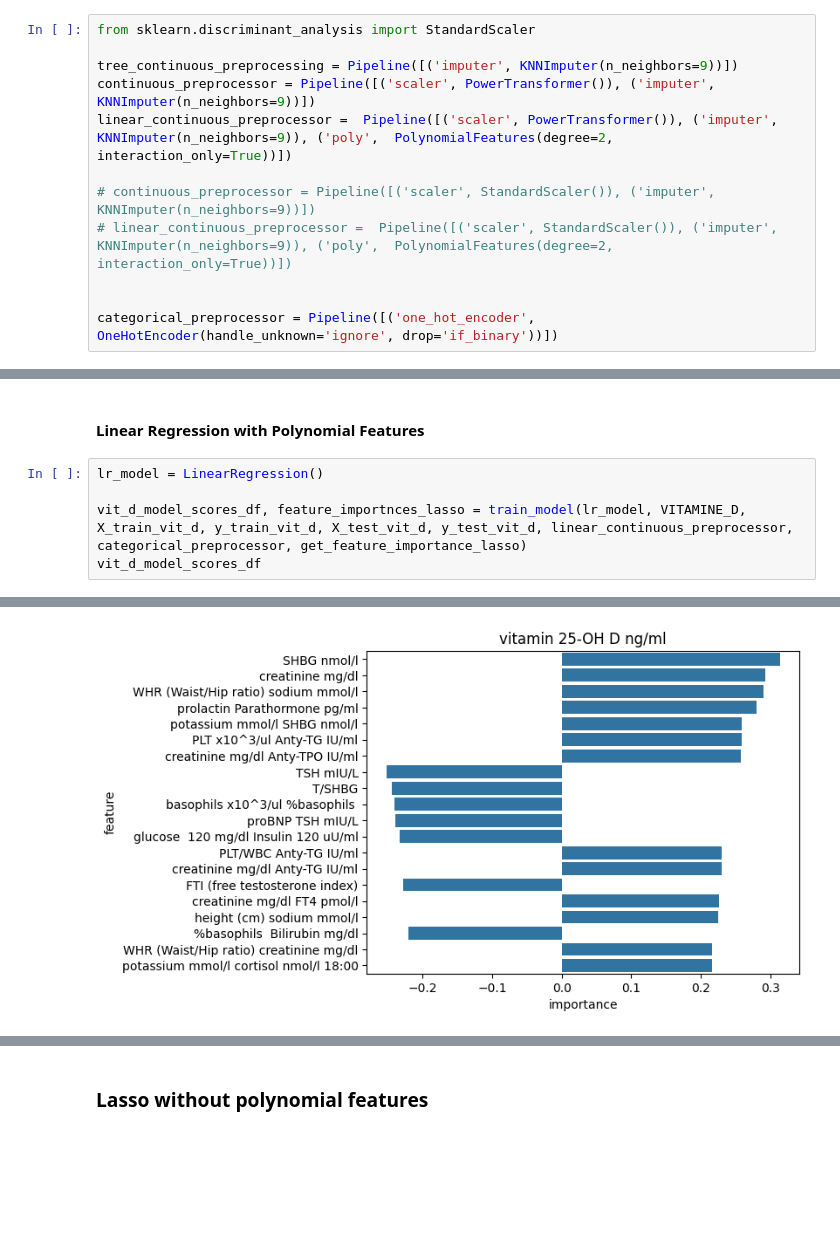
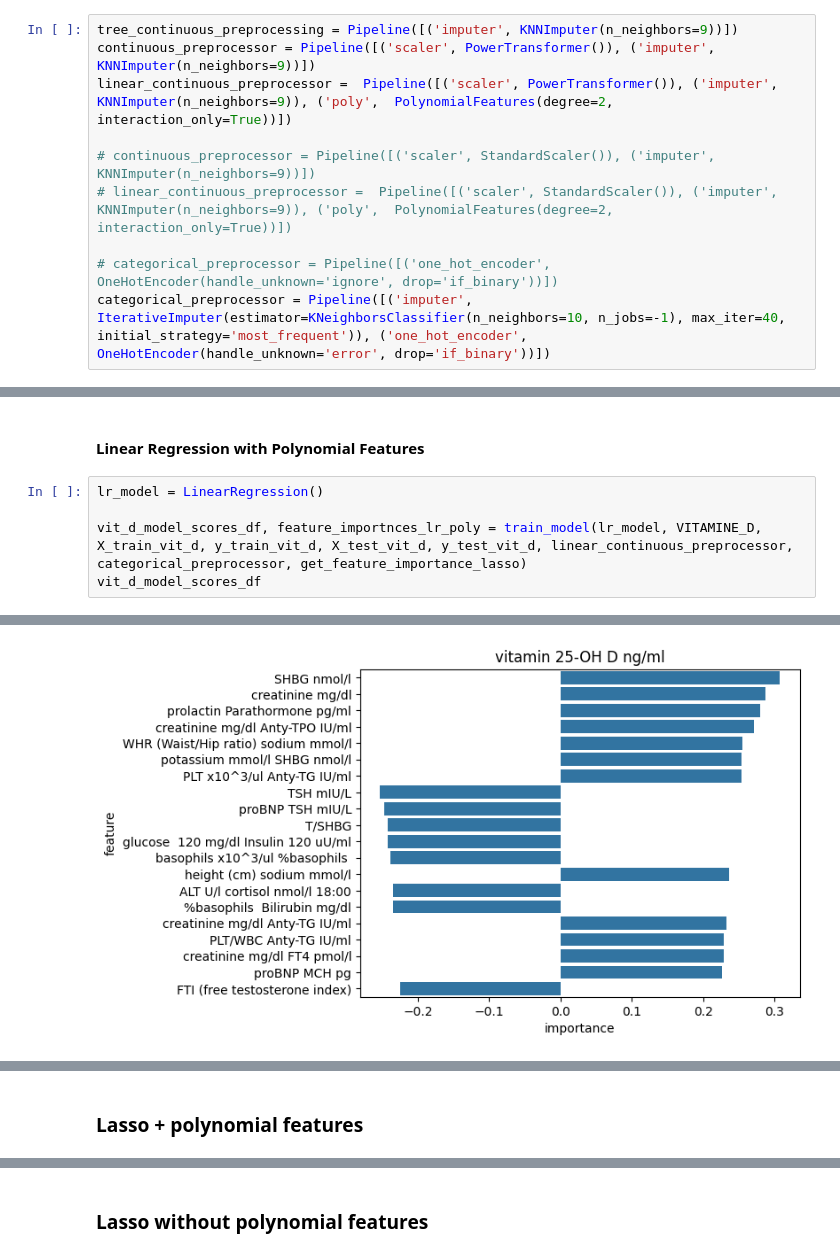
Before and after one commit to Karina-00/Master_project, a Jupyter notebook: vit_d_models.ipynb, the cells around one changed output, grey strips where cells are left out. Saved outputs shown, nothing was run; the diff lists cells and outputs as text; blank space fills up the shorter version.

```diff
--- a/vit_d_models.ipynb
+++ b/vit_d_models.ipynb
@@ -246,8 +114,6 @@ Name: MAE, dtype: float64
 Best preprocessing techniques for vitamine D:
 - PT_KNN  + original_ohe_no_imputing
 # %%
-from sklearn.discriminant_analysis import StandardScaler
-
 tree_continuous_preprocessing = Pipeline([('imputer', KNNImputer(n_neighbors=9))])
 continuous_preprocessor = Pipeline([('scaler', PowerTransformer()), ('imputer', KNNImputer(n_neighbors=9))])
 linear_continuous_preprocessor =  Pipeline([('scaler', PowerTransformer()), ('imputer', KNNImputer(n_neighbors=9)), ('poly',  PolynomialFeatures(degree=2, interaction_only=True))])
@@ -255,8 +121,8 @@ linear_continuous_preprocessor =  Pipeline([('scaler', PowerTransformer()), ('im
 # continuous_preprocessor = Pipeline([('scaler', StandardScaler()), ('imputer', KNNImputer(n_neighbors=9))])
 # linear_continuous_preprocessor =  Pipeline([('scaler', StandardScaler()), ('imputer', KNNImputer(n_neighbors=9)), ('poly',  PolynomialFeatures(degree=2, interaction_only=True))])
 
-
-categorical_preprocessor = Pipeline([('one_hot_encoder', OneHotEncoder(handle_unknown='ignore', drop='if_binary'))])
+# categorical_preprocessor = Pipeline([('one_hot_encoder', OneHotEncoder(handle_unknown='ignore', drop='if_binary'))])
+categorical_preprocessor = Pipeline([('imputer', IterativeImputer(estimator=KNeighborsClassifier(n_neighbors=10, n_jobs=-1), max_iter=40, initial_strategy='most_frequent')), ('one_hot_encoder', OneHotEncoder(handle_unknown='error', drop='if_binary'))])
 # %% [markdown]
 ### Hyperparameter tuning
 # %% [markdown]
@@ -496,6 +382,6 @@ vit_d_model_scores_df
 # %%
 lr_model = LinearRegression()
 
-vit_d_model_scores_df, feature_importnces_lasso = train_model(lr_model, VITAMINE_D, X_train_vit_d, y_train_vit_d, X_test_vit_d, y_test_vit_d, linear_continuous_preprocessor, categorical_preprocessor, get_feature_importance_lasso)
+vit_d_model_scores_df, feature_importnces_lr_poly = train_model(lr_model, VITAMINE_D, X_train_vit_d, y_train_vit_d, X_test_vit_d, y_test_vit_d, linear_continuous_preprocessor, categorical_preprocessor, get_feature_importance_lasso)
 vit_d_model_scores_df
 # %% [output]
@@ -504,2 +390,2 @@ vit_d_model_scores_df
-[figure, old version]
+[figure, new version]
 |  | model | data_set | mse | mae | rmse | r2 |
@@ -508,3 +394,5 @@ vit_d_model_scores_df
+# %% [markdown]
+### Lasso + polynomial features
 # %%
 poly_lasso_model = Lasso(alpha=0.5)
 
```
Also changed, not shown: parts of 59 cells of this notebook, 10 other files.
